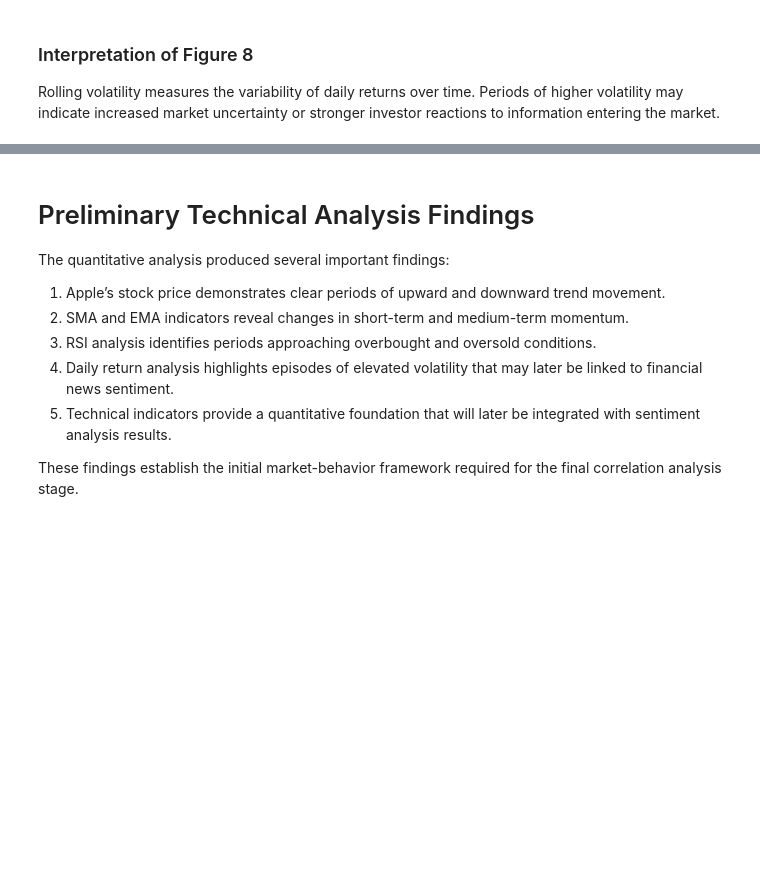
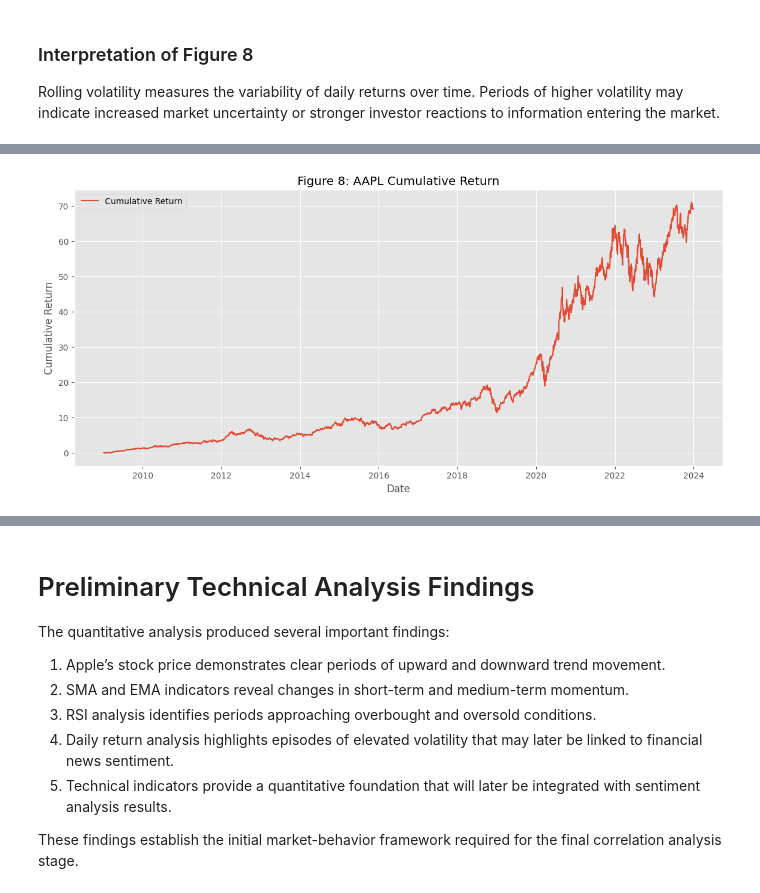
Before and after one commit to MariyaEA/news-sentiment-analysis, a Jupyter notebook: notebooks/02_stock_indicator_analysis.ipynb, the cells around one changed output, grey strips where cells are left out. Saved outputs shown, nothing was run; the diff lists cells and outputs as text; code cells hidden in the pictures; blank space fills up the shorter version.

```diff
--- a/notebooks/02_stock_indicator_analysis.ipynb
+++ b/notebooks/02_stock_indicator_analysis.ipynb
@@ -75,0 +81,12 @@ dtype: int64
+# %%
+expected_price_columns = ["Open", "High", "Low", "Close", "Adj Close", "Adj_Close", "adj_close", "Volume"]
+
+available_stock_columns = [
+    col for col in expected_price_columns
+    if col in aapl_df.columns
+]
+
+for col in available_stock_columns:
+    aapl_df[col] = pd.to_numeric(aapl_df[col], errors="coerce")
+
+aapl_df[available_stock_columns].dtypes
@@ -343,0 +381,16 @@ Rolling volatility measures the variability of daily returns over time. Periods
+# %%
+aapl_df["Daily_Return"] = aapl_df["Close"].pct_change()
+
+aapl_df["Cumulative_Return"] = (
+    1 + aapl_df["Daily_Return"]
+).cumprod() - 1
+
+aapl_df["Rolling_Volatility"] = (
+    aapl_df["Daily_Return"]
+    .rolling(window=20)
+    .std()
+)
+
+aapl_df[
+    ["Date", "Daily_Return", "Cumulative_Return", "Rolling_Volatility"]
+].head()
@@ -343,0 +404,18 @@ Rolling volatility measures the variability of daily returns over time. Periods
+# %%
+plt.figure(figsize=(14, 6))
+
+plt.plot(
+    aapl_df["Date"],
+    aapl_df["Cumulative_Return"],
+    label="Cumulative Return"
+)
+
+plt.title("Figure 8: AAPL Cumulative Return")
+plt.xlabel("Date")
+plt.ylabel("Cumulative Return")
+
+plt.legend()
+
+plt.show()
+# %% [output]
+[figure, added]
```
Also changed, not shown: parts of 9 cells of this notebook, 1 other file.
